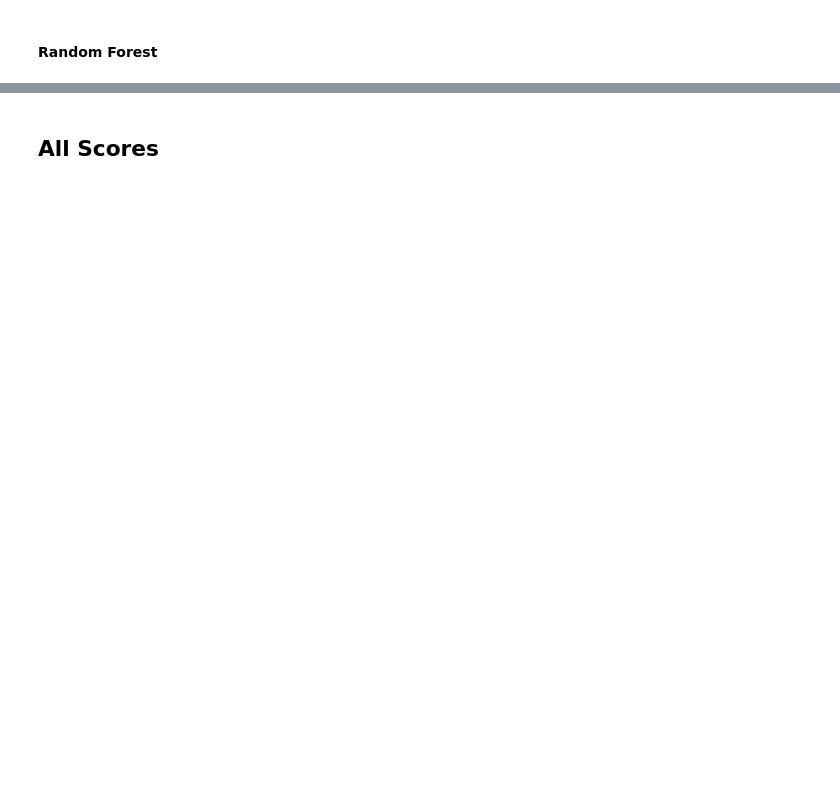
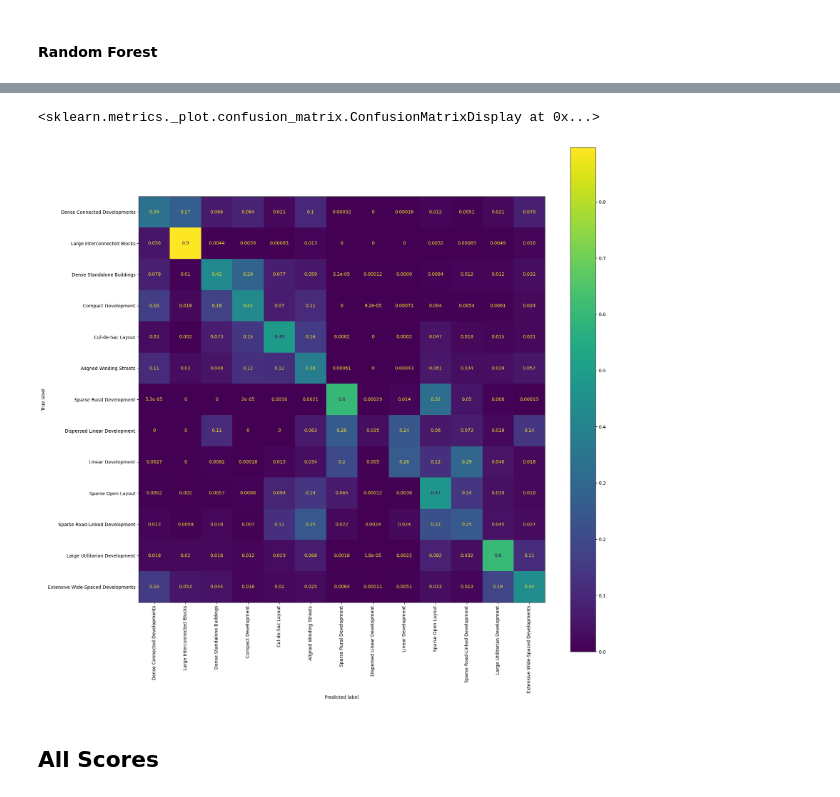
Before and after one commit to eurofab-project/morphometrics, a Jupyter notebook: notebooks/6_eurofab_model.ipynb, the cells around one changed output, grey strips where cells are left out. Saved outputs shown, nothing was run; the diff lists cells and outputs as text; code cells hidden in the pictures; blank space fills up the shorter version.

```diff
--- a/notebooks/6_eurofab_model.ipynb
+++ b/notebooks/6_eurofab_model.ipynb
@@ -189,3 +269,8 @@ y_test.shape
+# %%
+if 'source' in X_test.columns:
+    # we can do this because of random forest splitting
+    factorizer_dict = pd.Series(np.arange(len(source_factorizer[1])), source_factorizer[1].values, ).to_dict()
+    X_test['source'] = X_test['source'].map(factorizer_dict)
 # %%
 %%time
 predictions = best_model.predict(X_test)
@@ -238,0 +338,20 @@ f1s.to_csv(f'/data/uscuni-eurofab/processed_data/results/class_f1s_{mapping_leve
+# %%
+labels = ['Dense Connected Developments',
+ 'Large Interconnected Blocks',
+ 'Dense Standalone Buildings',
+ 'Compact Development',
+ 'Cul-de-Sac Layout',
+ 'Aligned Winding Streets',
+ 'Sparse Rural Development',
+ 'Dispersed Linear Development',
+ 'Linear Development',
+ 'Sparse Open Layout',
+ 'Sparse Road-Linked Development',
+ 'Large Utilitarian Development',
+ 'Extensive Wide-Spaced Developments']
+# %%
+cm = confusion_matrix(y_test.final_without_noise.map(cluster_names),
+                      pd.Series(mapped_predictions).map(cluster_names),
+                      labels=labels,
+                      normalize='true'
+                     )
@@ -239,3 +369,13 @@ f1s.to_csv(f'/data/uscuni-eurofab/processed_data/results/class_f1s_{mapping_leve
+# %%
+disp = ConfusionMatrixDisplay(confusion_matrix=cm,
+                              display_labels=labels
+                             )
+# %%
+fig,ax = plt.subplots(figsize=(20,20))
+disp.plot( xticks_rotation = 'vertical', ax=ax)
+# %% [output]
+<sklearn.metrics._plot.confusion_matrix.ConfusionMatrixDisplay at 0x...>
+[figure, added]
 # %% [markdown]
 ## All Scores
 # %%
```
Also changed, not shown: parts of 38 cells of this notebook, 6 other files.
